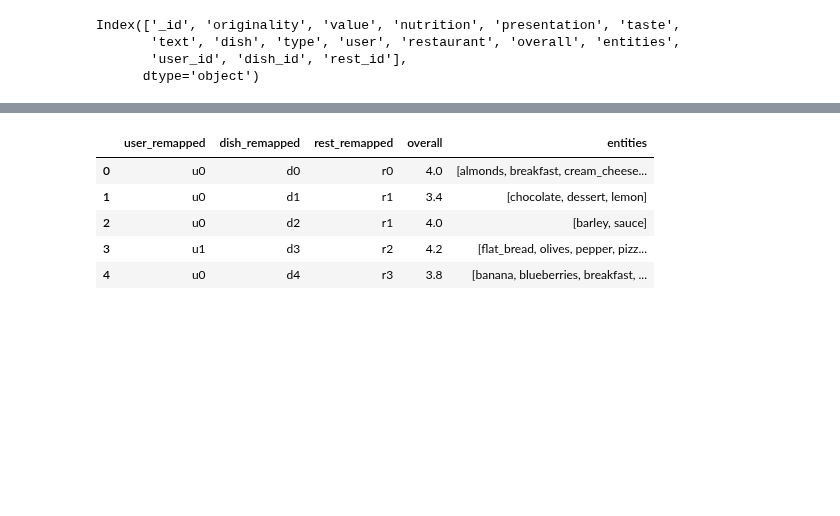
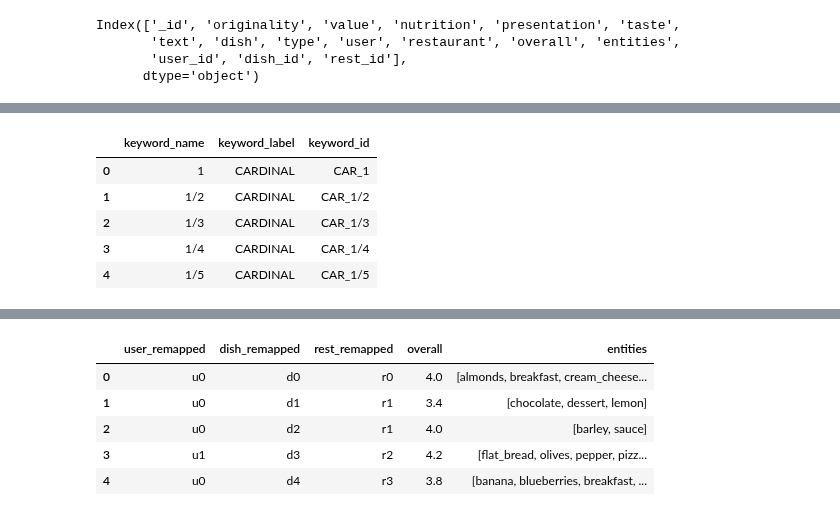
Before and after one commit to ravi-gopalan/DAND_Data_Wrangling, a Jupyter notebook: post_training_processing.ipynb, the cells around one changed output, grey strips where cells are left out. Drawn from its saved outputs; the diff is of its cells as text; code cells hidden in the pictures; blank space fills up the shorter version.

```diff
--- a/post_training_processing.ipynb
+++ b/post_training_processing.ipynb
@@ -685,0 +720,10 @@ eval_new_df.to_csv('eval_new_graph_input.csv')
+# %%
+df_keyword_ents.columns=['keyword_name','keyword_label','keyword_id']
+df_keyword_ents.head()
+# %% [output]
+|  | keyword_name | keyword_label | keyword_id |
+| 0 | 1 | CARDINAL | CAR_1 |
+| 1 | 1/2 | CARDINAL | CAR_1/2 |
+| 2 | 1/3 | CARDINAL | CAR_1/3 |
+| 3 | 1/4 | CARDINAL | CAR_1/4 |
+| 4 | 1/5 | CARDINAL | CAR_1/5 |
```
Also changed, not shown: parts of 10 cells of this notebook.
